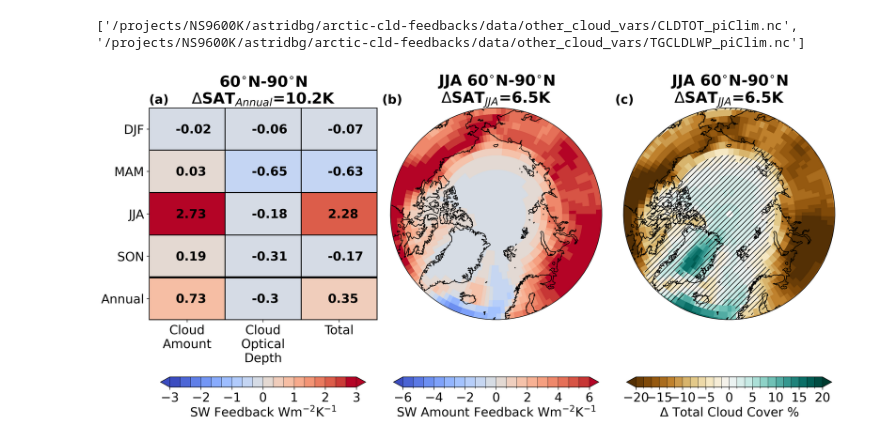
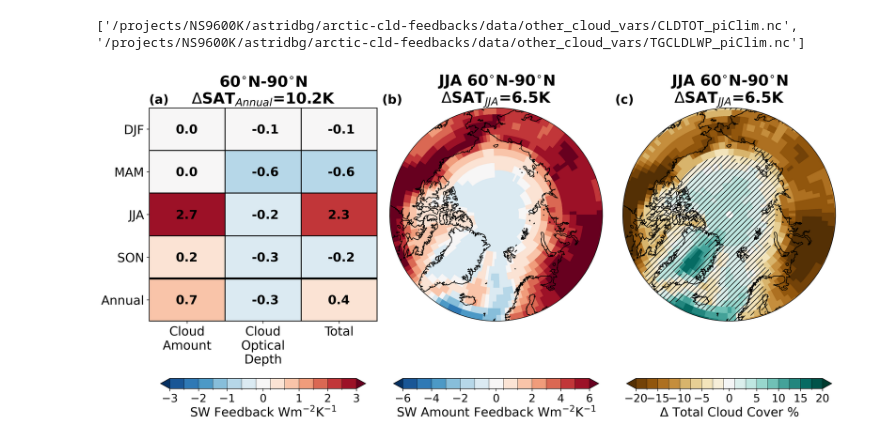
Before and after one commit to astridbg/arctic-cloud-feedbacks, a Jupyter notebook: Fig1_final.ipynb, the cells around one changed output. Cells and saved outputs as stored; diff of their text form; code cells hidden in the pictures.

```diff
--- a/Fig1_final.ipynb
+++ b/Fig1_final.ipynb
@@ -235,13 +236,18 @@ ax2 = fig.add_subplot(1, 3, 2, projection=ccrs.Orthographic(0, 90))
 ax3 = fig.add_subplot(1, 3, 3, projection=ccrs.Orthographic(0, 90))
 
 # Row 1: spatially averaged feedback plots
+uneven_levels = [-3,-2.5,-2,-1.5,-1,-0.5,-0.1,0.1,0.5,1,1.5,2,2.5,3]
+cmap_rb = plt.get_cmap('RdBu_r')
+colors = cmap_rb(np.linspace(0, 1, len(uneven_levels)+1))
+cmap, norm = mcolors.from_levels_and_colors(uneven_levels, colors,extend='both')
+
 co2_conc='4xCO2'
 ax = axs['(a)']
 d_SAT = temp_Arctic['tas'].sel(time='Annual',co2_conc=co2_conc).values
 feedbacks_i = feedbacks_Arctic.sel(co2_conc=co2_conc).to_dataarray()
 X = np.arange(len(components))
 Y = np.arange(len(feedbacks_Arctic.time))
-cmap = ax.pcolormesh(X, Y, feedbacks_i.T, cmap=plt.get_cmap('coolwarm',18),vmin=-3,vmax=3,edgecolor='k',linewidths=1)
+cmap = ax.pcolormesh(X, Y, feedbacks_i.T, cmap=cmap,norm=norm,edgecolor='k',linewidths=1)
 ax.hlines(3.5,X[0]-0.5,X[-1]+0.5,color='k',linewidth=3)
 ax.set_xticks(np.arange(len(components)))
 ax.set_xticklabels(component_names,fontsize=18)
@@ -249,59 +255,70 @@ ax.set_yticks(np.arange(len(feedbacks_Arctic.time)))
 ax.set_yticklabels(feedbacks_Arctic.time.values, fontsize=18)
 for x in X:
     for y in Y:
-        ax.text(x-0.15, y+0.1, str(np.round(float(feedbacks_i[x][y]),2)), fontsize=18, fontweight='bold')
+        avg_feedback = np.round(float(feedbacks_i[x][y]),1)
+        if np.abs(avg_feedback) < 0.1:
+            avg_feedback = np.abs(avg_feedback)
+        ax.text(x-0.15, y+0.1, str(avg_feedback), fontsize=18, fontweight='bold')
 ax.invert_yaxis()
 ax.set_title('60$^{\circ}$N-90$^{\circ}$N'+'\n$\Delta$SAT$_{Annual}$='+str(np.round(d_SAT,1))+'K', fontsize=22,fontweight='bold')
 
 cb = fig.colorbar(cmap, ax=ax, location='bottom', ticks=[-3,-2,-1,0,1,2,3], drawedges=True,extend='both',shrink=0.9)
 
 cb.set_label(label='SW Feedback Wm$^{-2}$K$^{-1}$',fontsize=18)
-cb.ax.tick_params(labelsize=18)
+cb.ax.tick_params(labelsize=16)
 
 # Row 2: spatial distribution of cloud amount feedback
-levels=np.linspace(-6, 6, 19)
+uneven_levels = [-6,-5,-4,-3,-2,-1,-0.1,0.1,1,2,3,4,5,6]
+cmap_rb = plt.get_cmap('RdBu_r')
+colors = cmap_rb(np.linspace(0, 1, len(uneven_levels)+1))
+cmap, norm = mcolors.from_levels_and_colors(uneven_levels, colors,extend='both')
+
 for ax,co2_conc in zip([ax2], ['4xCO2']):
     functions.polarCentral_set_latlim([60,90], ax)
     data = feedbacks_t_avg['SWcld_amt'].sel(time='JJA', co2_conc=co2_conc)
     map = data.plot.pcolormesh(ax=ax, transform=ccrs.PlateCarree(),
-                                        cmap='coolwarm', levels=levels,
+                                        cmap=cmap, norm=norm,
                                         add_colorbar=False)
     d_SAT_JJA = temp_Arctic['tas'].sel(time='JJA',co2_conc=co2_conc).values
     ax.set_title('JJA 60$^{\circ}$N-90$^{\circ}$N'+'\n$\Delta$SAT$_{JJA}$='+str(np.round(d_SAT_JJA,1))+'K', fontsize=22,fontweight='bold')
-
     ax.coastlines()
 
 cb = fig.colorbar(map, ax=ax, location='bottom', ticks=[-6,-4,-2,0,2,4,6], drawedges=True,shrink=0.9)
+cb.set_label(label='SW Amount Feedback Wm$^{-2}$K$^{-1}$',fontsize=18)
+#cb.set_ticks(ticks=[-6,-4,-2,-0.1,0.1,2,4,6], labels=[-6,-4,-2,-0.1,0.1,2,4,6])
+cb.ax.tick_params(labelsize=16)
 
-cb.set_label(label='SW Amount Feedback Wm$^{-2}$K$^{-1}$',fontsize=18)
-cb.ax.tick_params(labelsize=18)
 
 # Row 3: spatial distribution of cloud cover change
-levels=np.linspace(-20,20,25)
+uneven_levels = [-20,-17.5,-15,-12.5,-10,-7.5,-5,-2.5,-0.1,0.1,2.5,5,7.5,10,12.5,15,17.5,20]
+cmap_rb = plt.get_cmap('BrBG')
+colors = cmap_rb(np.linspace(0, 1, len(uneven_levels)+1))
+cmap, norm = mcolors.from_levels_and_colors(uneven_levels, colors,extend='both')
+
 for ax,co2_conc in zip([ax3], ['4xCO2']):
     functions.polarCentral_set_latlim([60,90], ax)
     data = cloud_t_avg['CLDTOT'].sel(time='JJA',co2_conc=co2_conc) - cloud_piClim_t_avg['CLDTOT'].sel(time='JJA') # Get cloud fraction change from pre-industrial climate
     data = data*100 # Convert cloud fraction to percentage
     map = data.plot.pcolormesh(ax=ax, transform=ccrs.PlateCarree(),
-                                        cmap='BrBG',levels=levels,
+                                        cmap=cmap,norm=norm,
                                         add_colorbar=False)
     d_SAT_JJA = temp_Arctic['tas'].sel(time='JJA',co2_conc=co2_conc).values
     ax.set_title('JJA 60$^{\circ}$N-90$^{\circ}$N'+'\n$\Delta$SAT$_{JJA}$='+str(np.round(d_SAT_JJA,1))+'K', fontsize=22,fontweight='bold')
     ax.coastlines()
     hatch_density=3
     hatch_style='/'
     insignificant_data = xr_add_cyclic_point(np.abs(data) < piClim_cloud_std['CLDTOT'].sel(season='JJA')*100)
     hatch = ax.contourf(insignificant_data.lon, insignificant_data.lat, insignificant_data, transform=ccrs.PlateCarree(), colors='none', levels=[.5,1.5], hatches=[hatch_density*hatch_style, hatch_density*hatch_style])
 cb = fig.colorbar(map, ax=ax, location='bottom', ticks=[-20,-15,-10,-5,0,5,10,15,20], drawedges=True,shrink=0.9)
 
 cb.set_label(label='$\Delta$ Total Cloud Cover %',fontsize=18)
-cb.ax.tick_params(labelsize=18)
+cb.ax.tick_params(labelsize=16)
 
 # Label subplots
 for label, ax in axs.items():
     ax.set_title(label, loc='left', fontsize=18,fontweight='bold')
 
-#fig.savefig('/nird/datapeak/NS9600K/astridbg/arctic-cld-feedbacks/arctic-cloud-feedbacks/article_figs/Fig1.png')
-#fig.savefig('/nird/datapeak/NS9600K/astridbg/arctic-cld-feedbacks/arctic-cloud-feedbacks/article_figs/Fig1.pdf')
+fig.savefig('/nird/datapeak/NS9600K/astridbg/arctic-cld-feedbacks/arctic-cloud-feedbacks/article_figs/Fig1.png')
+fig.savefig('/nird/datapeak/NS9600K/astridbg/arctic-cld-feedbacks/arctic-cloud-feedbacks/article_figs/Fig1.pdf')
 # %% [output]
-[figure, old version]
+[figure, new version]
```
Also changed, not shown: parts of 2 cells of this notebook.
